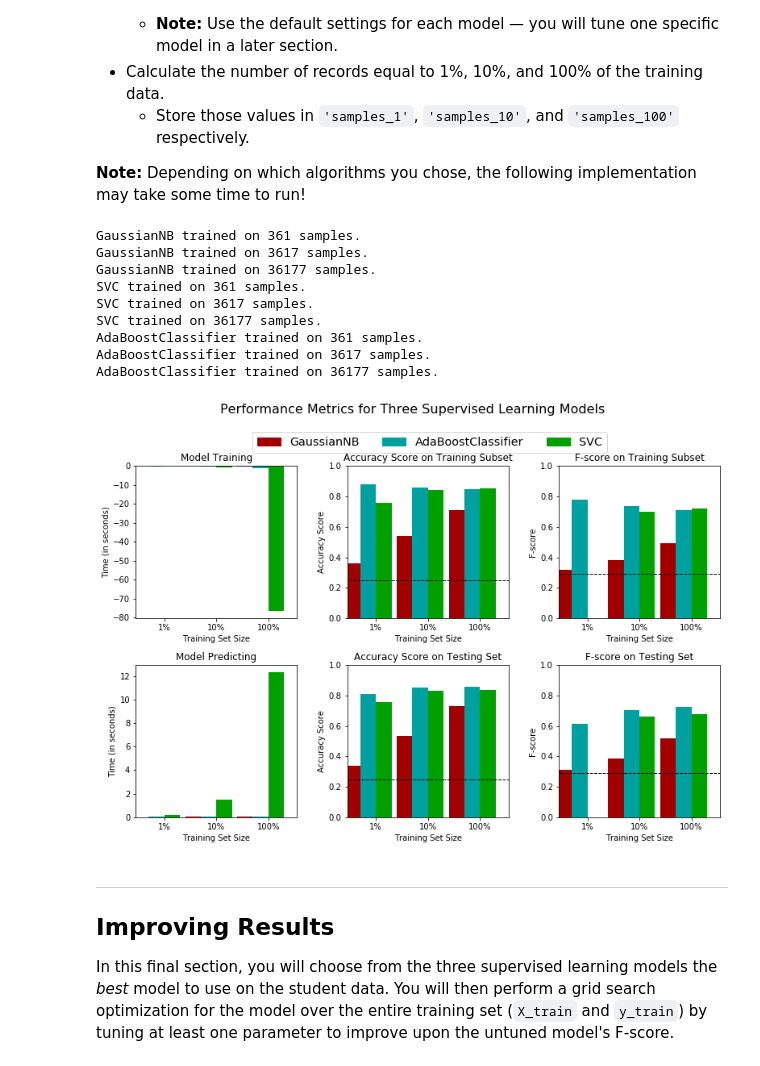
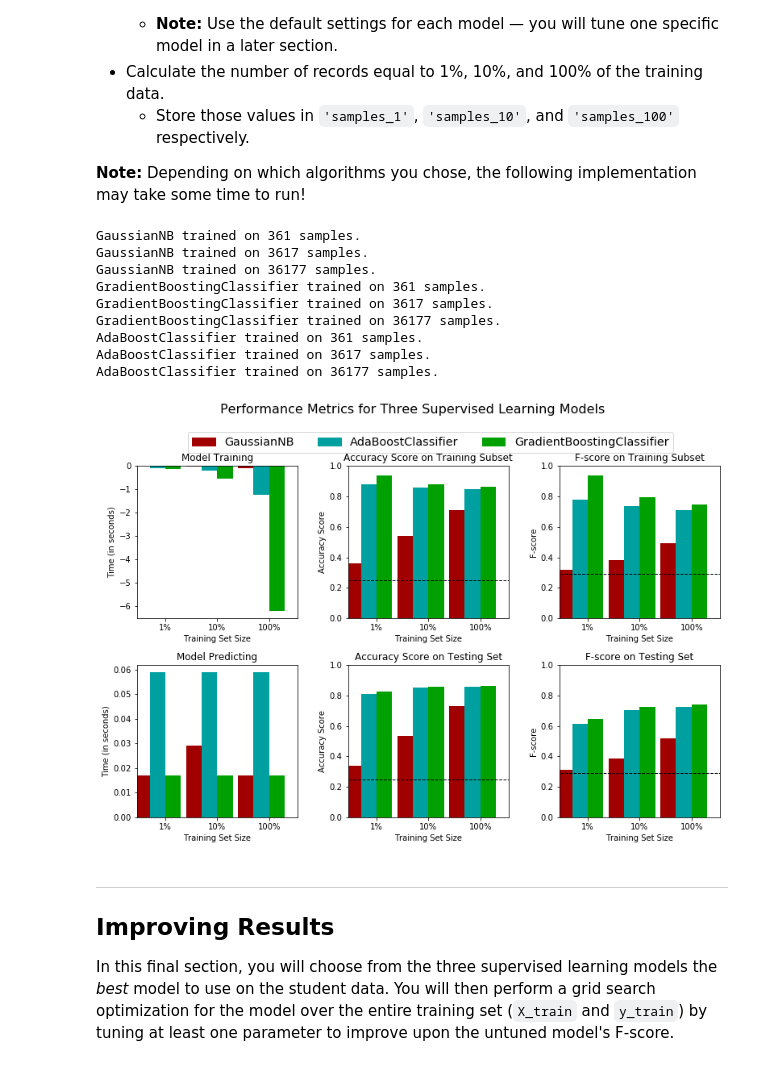
Before and after one commit to leizhipeng/ml, a Jupyter notebook: finding_donors/finding_donors.ipynb, the cells around one changed output. Saved outputs shown, nothing was run; the diff lists cells and outputs as text; code cells hidden in the pictures.

Commit message:
need to change model

```diff
--- a/finding_donors/finding_donors.ipynb
+++ b/finding_donors/finding_donors.ipynb
@@ -389,46 +389,47 @@ In the code cell, you will need to implement the following:
 
 **Note:** Depending on which algorithms you chose, the following implementation may take some time to run!
 # %%
-# TODO: Import the three supervised learning models from sklearn
+# Import the three supervised learning models from sklearn
 from sklearn.naive_bayes import GaussianNB
 from sklearn import svm
 from sklearn.ensemble import AdaBoostClassifier
+from sklearn.ensemble import GradientBoostingClassifier
 
-# TODO: Initialize the three models
+# Initialize the three models
 clf_A = GaussianNB()
-clf_B = svm.SVC(random_state = 99)
+clf_B = GradientBoostingClassifier(random_state = 98)#svm.SVC(random_state = 99)
 clf_C = AdaBoostClassifier(random_state = 98)
 
-# TODO: Calculate the number of samples for 1%, 10%, and 100% of the training data
+# Calculate the number of samples for 1%, 10%, and 100% of the training data
 # HINT: samples_100 is the entire training set i.e. len(y_train)
 # HINT: samples_10 is 10% of samples_100
 # HINT: samples_1 is 1% of samples_100
 samples_100 = len(y_train)
 samples_10 = int(len(y_train) * 0.1)
 samples_1 = int(len(y_train) * 0.01)
 
 # Collect results on the learners
 results = {}
 for clf in [clf_A, clf_B, clf_C]:
     clf_name = clf.__class__.__name__
     results[clf_name] = {}
     for i, samples in enumerate([samples_1, samples_10, samples_100]):
         results[clf_name][i] = \
         train_predict(clf, samples, X_train, y_train, X_test, y_test)
 
 # Run metrics visualization for the three supervised learning models chosen
 vs.evaluate(results, accuracy, fscore)
 # %% [output]
 GaussianNB trained on 361 samples.
 GaussianNB trained on 3617 samples.
 GaussianNB trained on 36177 samples.
-SVC trained on 361 samples.
-SVC trained on 3617 samples.
-SVC trained on 36177 samples.
+GradientBoostingClassifier trained on 361 samples.
+GradientBoostingClassifier trained on 3617 samples.
+GradientBoostingClassifier trained on 36177 samples.
 AdaBoostClassifier trained on 361 samples.
 AdaBoostClassifier trained on 3617 samples.
 AdaBoostClassifier trained on 36177 samples.
-[figure, old version]
+[figure, new version]
 # %% [markdown]
 ----
 ## Improving Results
```
Also changed, not shown: parts of 2 cells of this notebook.
